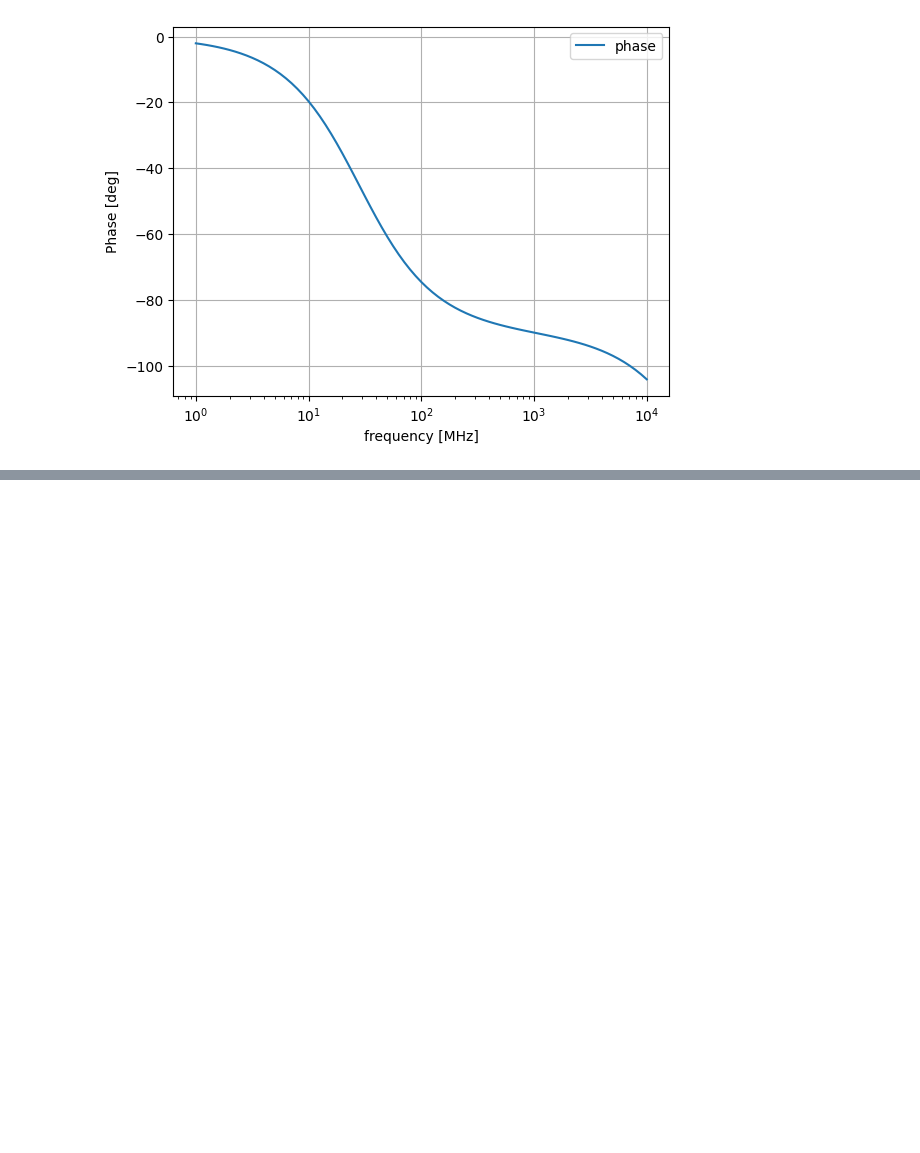
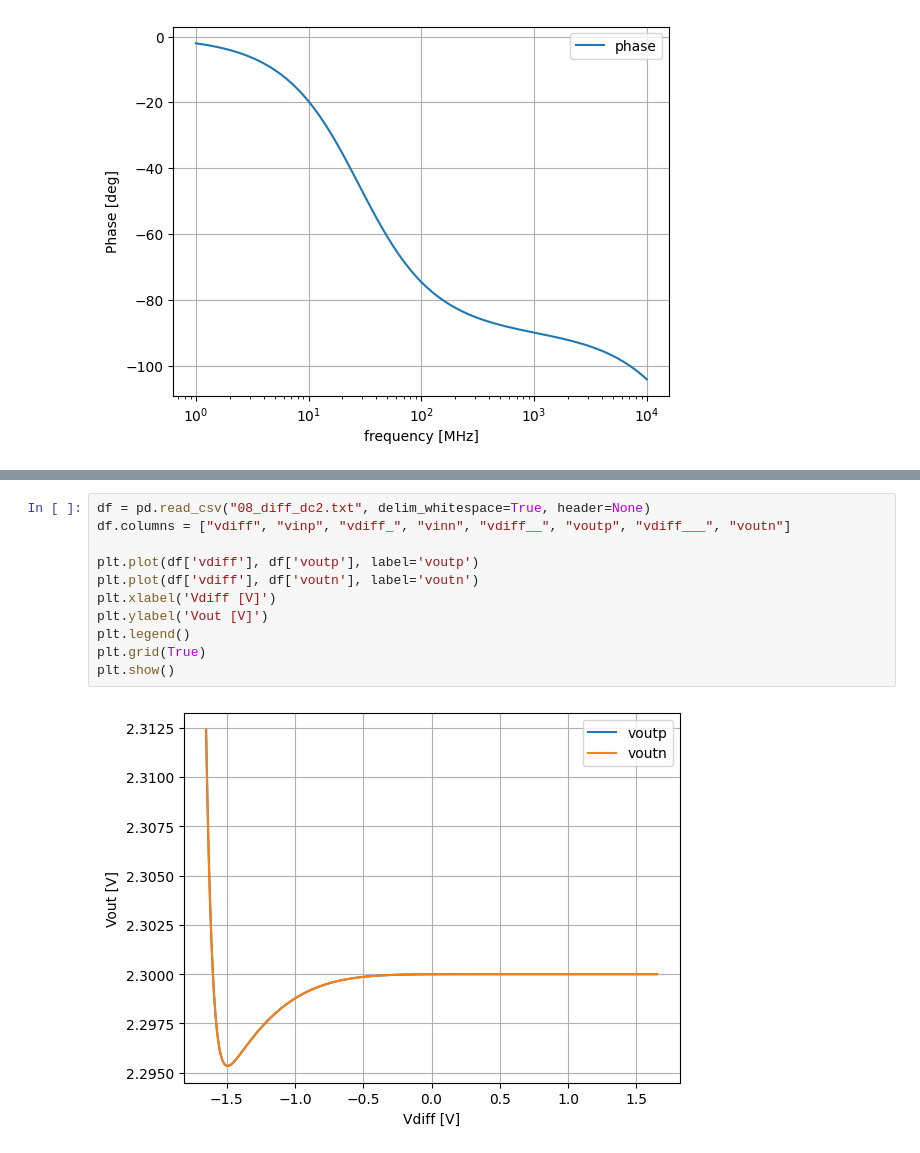
Before and after one commit to atuchiya/gf180-analog-tutorial, a Jupyter notebook: fifty_nifty.ipynb, the cells around one changed output, grey strips where cells are left out. Drawn from its saved outputs; the diff is of its cells as text; blank space fills up the shorter version.

```diff
--- a/fifty_nifty.ipynb
+++ b/fifty_nifty.ipynb
@@ -328,0 +564,13 @@ plt.show()
+# %%
+df = pd.read_csv("08_diff_dc2.txt", delim_whitespace=True, header=None)
+df.columns = ["vdiff", "vinp", "vdiff_", "vinn", "vdiff__", "voutp", "vdiff___", "voutn"]
+
+plt.plot(df['vdiff'], df['voutp'], label='voutp')
+plt.plot(df['vdiff'], df['voutn'], label='voutn')
+plt.xlabel('Vdiff [V]')
+plt.ylabel('Vout [V]')
+plt.legend()
+plt.grid(True)
+plt.show()
+# %% [output]
+[figure, added]
```
Also changed, not shown: parts of 32 cells of this notebook.
